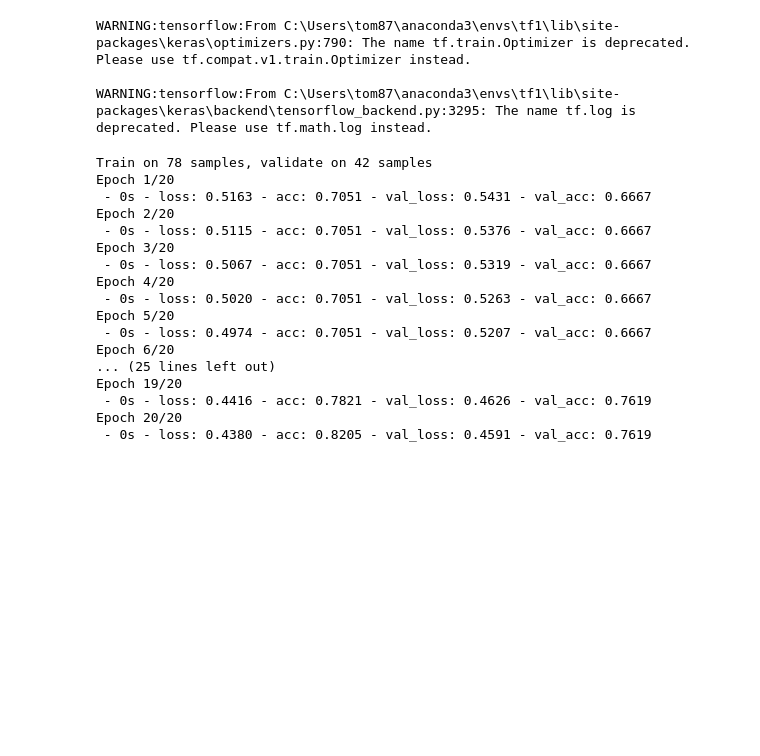
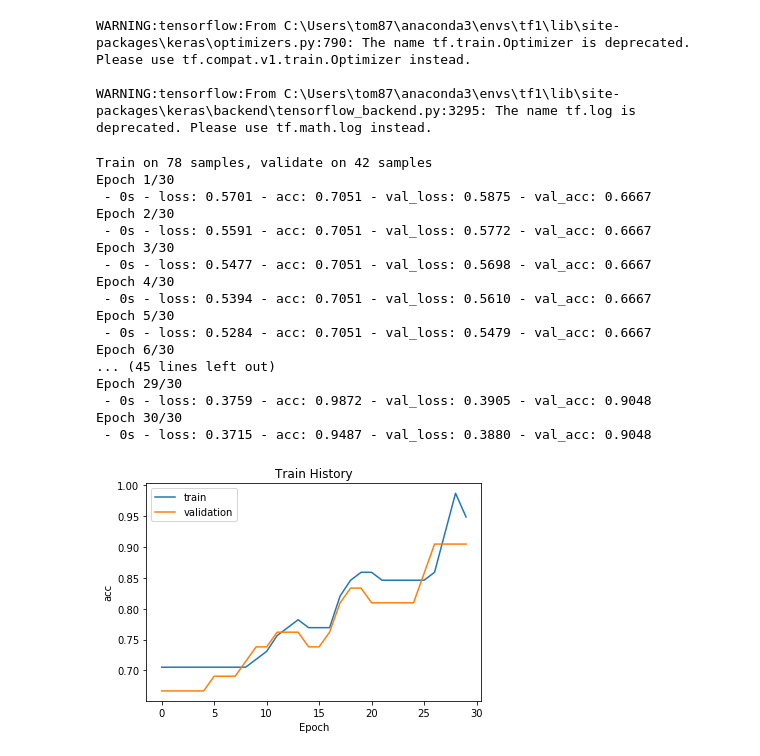
Before and after one commit to 3A532092/DL_HW05, a Jupyter notebook: DL_HW05.ipynb, the cells around one changed output. Cells and saved outputs as stored; diff of their text form; code cells hidden in the pictures; blank space fills up the shorter version.

```diff
--- a/DL_HW05.ipynb
+++ b/DL_HW05.ipynb
@@ -154,23 +154,37 @@ WARNING:tensorflow:From C:\Users\tom87\anaconda3\envs\tf1\lib\site-packages\kera
 # %%
 train_history= model.fit(x=x_train,
                          y=y_trainOneHot,validation_split=0.35,
-                         epochs=20, batch_size=120,
+                         epochs=30, batch_size=60,
                          verbose=2)
 # %% [output]
 Train on 78 samples, validate on 42 samples
-Epoch 1/20
- - 0s - loss: 0.5163 - acc: 0.7051 - val_loss: 0.5431 - val_acc: 0.6667
-Epoch 2/20
- - 0s - loss: 0.5115 - acc: 0.7051 - val_loss: 0.5376 - val_acc: 0.6667
-Epoch 3/20
- - 0s - loss: 0.5067 - acc: 0.7051 - val_loss: 0.5319 - val_acc: 0.6667
-Epoch 4/20
- - 0s - loss: 0.5020 - acc: 0.7051 - val_loss: 0.5263 - val_acc: 0.6667
-Epoch 5/20
- - 0s - loss: 0.4974 - acc: 0.7051 - val_loss: 0.5207 - val_acc: 0.6667
-Epoch 6/20
-... (25 lines left out)
-Epoch 19/20
- - 0s - loss: 0.4416 - acc: 0.7821 - val_loss: 0.4626 - val_acc: 0.7619
-Epoch 20/20
- - 0s - loss: 0.4380 - acc: 0.8205 - val_loss: 0.4591 - val_acc: 0.7619
+Epoch 1/30
+ - 0s - loss: 0.5701 - acc: 0.7051 - val_loss: 0.5875 - val_acc: 0.6667
+Epoch 2/30
+ - 0s - loss: 0.5591 - acc: 0.7051 - val_loss: 0.5772 - val_acc: 0.6667
+Epoch 3/30
+ - 0s - loss: 0.5477 - acc: 0.7051 - val_loss: 0.5698 - val_acc: 0.6667
+Epoch 4/30
+ - 0s - loss: 0.5394 - acc: 0.7051 - val_loss: 0.5610 - val_acc: 0.6667
+Epoch 5/30
+ - 0s - loss: 0.5284 - acc: 0.7051 - val_loss: 0.5479 - val_acc: 0.6667
+Epoch 6/30
+... (45 lines left out)
+Epoch 29/30
+ - 0s - loss: 0.3759 - acc: 0.9872 - val_loss: 0.3905 - val_acc: 0.9048
+Epoch 30/30
+ - 0s - loss: 0.3715 - acc: 0.9487 - val_loss: 0.3880 - val_acc: 0.9048
+# %%
+import matplotlib.pyplot as plt
+def show_train_history(train_history, train, validation):
+    plt.plot(train_history.history[train])
+    plt.plot(train_history.history[validation])
+    plt.title('Train History')
+    plt.ylabel(train)
+    plt.xlabel('Epoch')
+    plt.legend(['train', 'validation'], loc='upper left')
+    plt.show()
+# %%
+show_train_history(train_history,'acc', 'val_acc')
+# %% [output]
+[figure, added]
```
Also changed, not shown: parts of 1 cell of this notebook.
